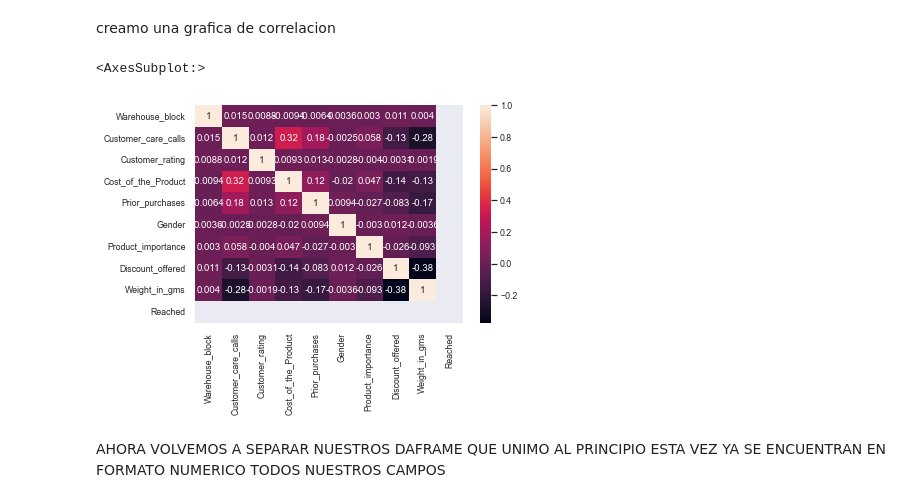
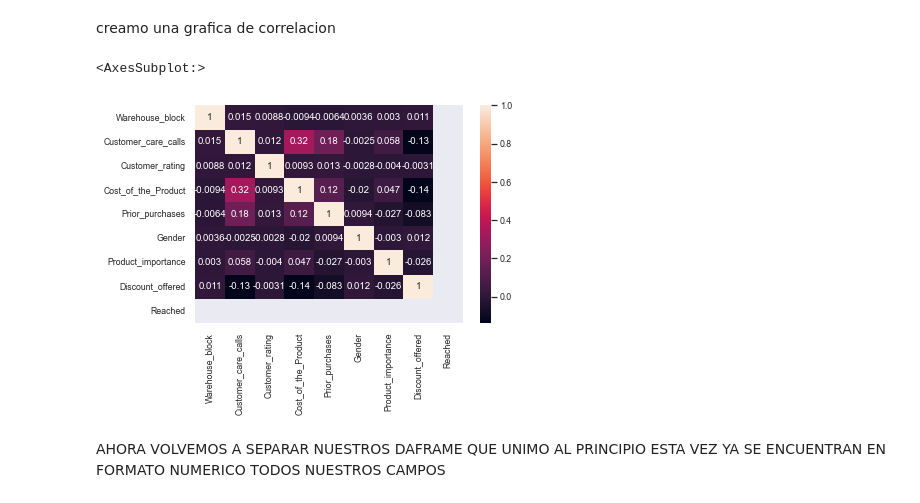
Before and after one commit to josleo/PI01-2, a Jupyter notebook: limpieza.ipynb, the cells around one changed output. Drawn from its saved outputs; the diff is of its cells as text; code cells hidden in the pictures.

```diff
--- a/limpieza.ipynb
+++ b/limpieza.ipynb
@@ -12,7 +22,7 @@ from sklearn.linear_model import LogisticRegression
 # %% [markdown]
 damos un vistado al archvivo E-Commerce_test.xlsx y comprobamos que no tiene ningun dato faltante
 # %%
-df_test = pd.read_excel("..\E-Commerce_test.xlsx")
+df_test = pd.read_excel("..\PI01-2\E-Commerce_test.xlsx")
 df_test.info()
 # %% [output]
 <class 'pandas.core.frame.DataFrame'>
@@ -36,7 +46,7 @@ memory usage: 172.0+ KB
 # %% [markdown]
 damos un vistado al archvivo E-Commerce_test.xlsx y comprobamos que no tiene ningun dato faltante
 # %%
-df_train = pd.read_excel("..\E-Commerce_train.xlsx")
+df_train = pd.read_excel("..\PI01-2\E-Commerce_train.xlsx")
 df_train.info()
 # %% [output]
 <class 'pandas.core.frame.DataFrame'>
@@ -184,11 +191,11 @@ plt.show()
 # %%
-colum_int =["Warehouse_block","Customer_care_calls","Customer_rating","Cost_of_the_Product","Prior_purchases","Gender","Product_importance","Discount_offered","Weight_in_gms","Reached"]
+colum_int =["Warehouse_block","Customer_care_calls","Customer_rating","Cost_of_the_Product","Prior_purchases","Gender","Product_importance","Discount_offered","Reached"]
 cm =  np.corrcoef(df[colum_int].values.T)
 sns.set(font_scale=0.8)
 sns.heatmap(cm,annot=True , yticklabels=colum_int, xticklabels=colum_int)
 # %% [output]
 <AxesSubplot:>
-[figure, old version]
+[figure, new version]
 # %% [markdown]
 AHORA VOLVEMOS A SEPARAR NUESTROS DAFRAME QUE UNIMO AL PRINCIPIO ESTA VEZ YA SE ENCUENTRAN EN FORMATO NUMERICO TODOS NUESTROS CAMPOS
 # %% [markdown]
```
Also changed, not shown: parts of 31 cells of this notebook, 1 other file.
